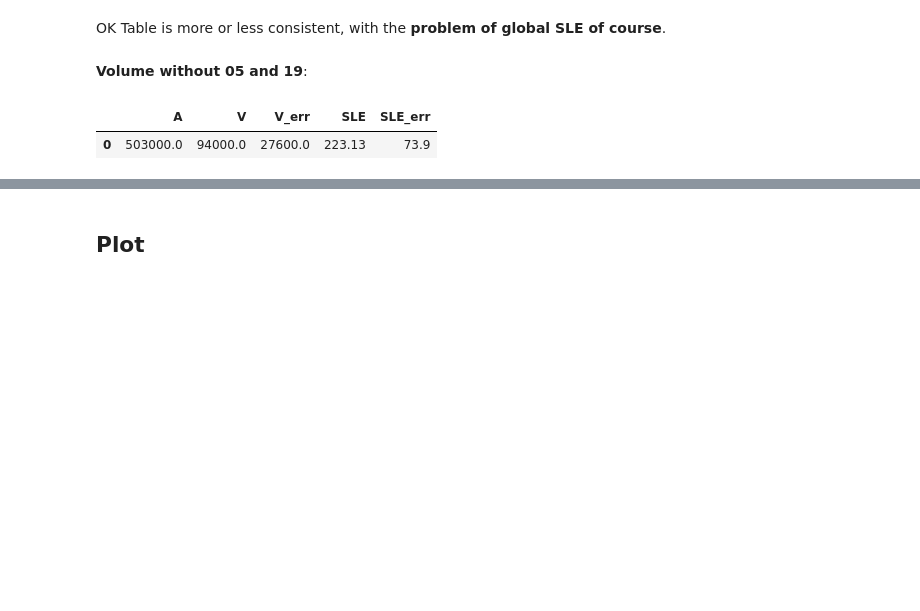
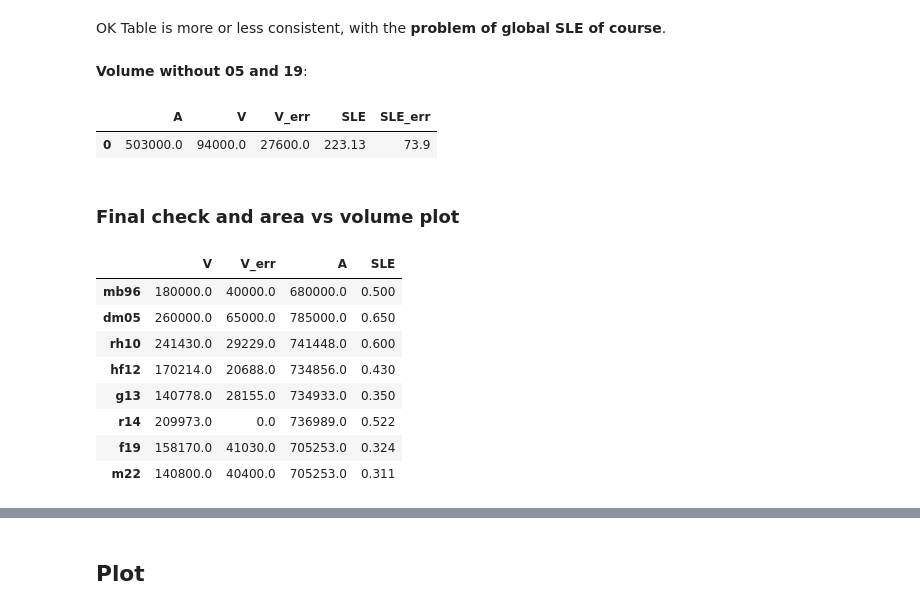
Before and after one commit to fmaussion/global_glacier_volume_paper, a Jupyter notebook: analysis.ipynb, the cells around one changed output, grey strips where cells are left out. Cells and saved outputs as stored; diff of their text form; code cells hidden in the pictures; blank space fills up the shorter version.

```diff
--- a/analysis.ipynb
+++ b/analysis.ipynb
@@ -398,3 +398,33 @@ gdf.loc['excl. A. & G.', f'{s}_V'] = m22_no_s['V'].values
 gdf.loc['excl. A. & G.', f'{s}_V_err'] = m22_no_s['V_err'].values
 gdf.loc['excl. A. & G.', f'{s}_SLE'] = m22_no_s['SLE'].values * 1e-3
 gdf.loc['excl. A. & G.', f'{s}_SLE_err'] = m22_no_s['SLE_err'].values * 1e-3
+# %% [markdown]
+### Final check and area vs volume plot
+# %%
+# We copy the values from the table to have the authors values
+d = {
+    'mb96': [180000, 40000, 680000, 0.5],
+    # 'o04': [, ,],
+    'dm05': [260000, 65000, 785000, 0.65],
+    # 'rb05': [, ,],
+    'rh10': [241430, 29229, 741448, 0.6],
+    # 'm12': [, ,],
+    'hf12': [170214, 20688, 734856, 0.43],
+    'g13': [140778, 28155, 734933, 0.35],
+    'r14': [209973, 0, 736989, 0.522],
+    'f19': [158170, 41030, 705253, 0.324],
+    'm22': [140800, 40400, 705253, 0.311],
+    # 'm22*': [np.NaN, np.NaN, 705253, 0.257],
+}
+df_v = pd.DataFrame(d, index=['V', 'V_err', 'A', 'SLE']).T
+df_v
+# %% [output]
+|  | V | V_err | A | SLE |
+| mb96 | 180000.0 | 40000.0 | 680000.0 | 0.500 |
+| dm05 | 260000.0 | 65000.0 | 785000.0 | 0.650 |
+| rh10 | 241430.0 | 29229.0 | 741448.0 | 0.600 |
+| hf12 | 170214.0 | 20688.0 | 734856.0 | 0.430 |
+| g13 | 140778.0 | 28155.0 | 734933.0 | 0.350 |
+| r14 | 209973.0 | 0.0 | 736989.0 | 0.522 |
+| f19 | 158170.0 | 41030.0 | 705253.0 | 0.324 |
+| m22 | 140800.0 | 40400.0 | 705253.0 | 0.311 |
```
Also changed, not shown: parts of 13 cells of this notebook, 1 other file.
